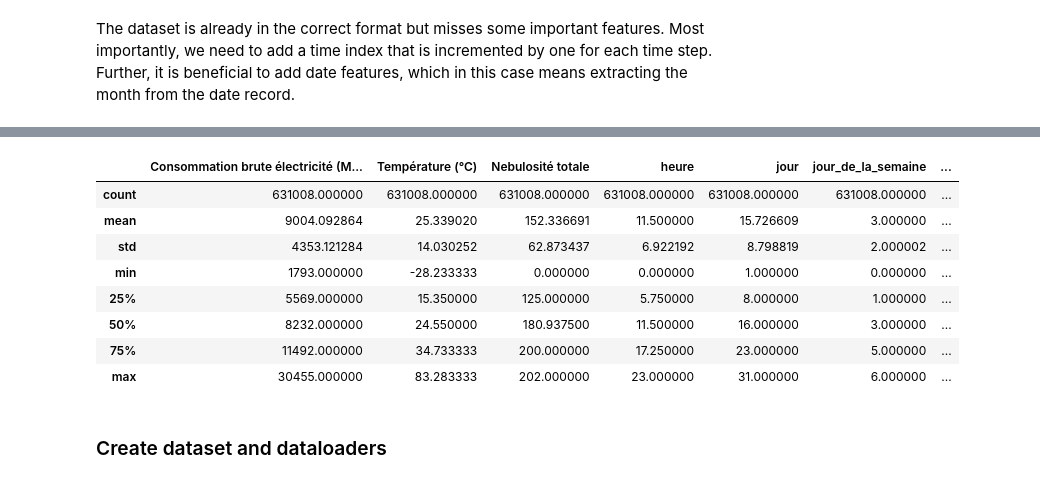
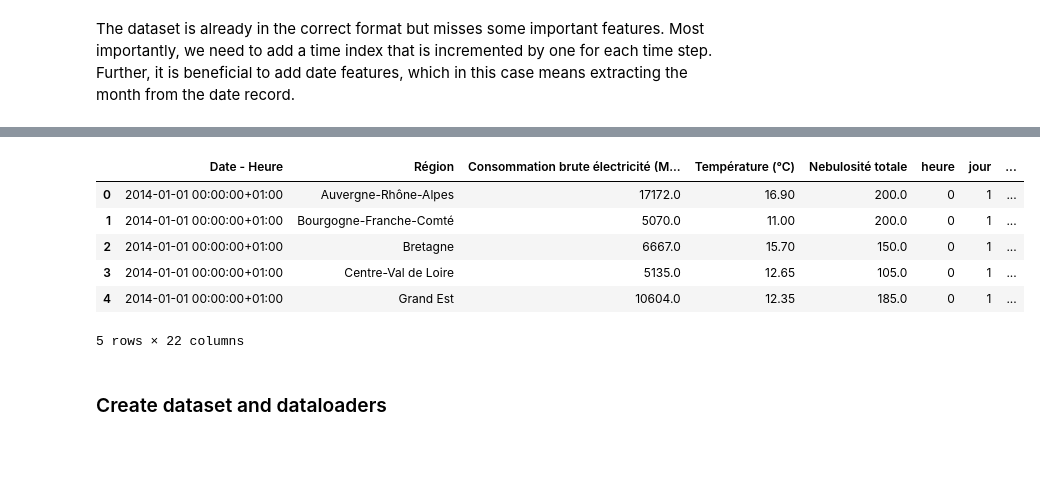
Before and after one commit to LizaBarysheva/TS_XHEC_TP, a Jupyter notebook: XHEC - TP3 - Exercices.ipynb, the cells around one changed output, grey strips where cells are left out. Cells and saved outputs as stored; diff of their text form; code cells hidden in the pictures; blank space fills up the shorter version.

```diff
--- a/XHEC - TP3 - Exercices.ipynb
+++ b/XHEC - TP3 - Exercices.ipynb
@@ -54,5 +62,4 @@ from pytorch_forecasting.metrics import MAE, SMAPE, PoissonLoss, QuantileLoss
 
 The dataset is already in the correct format but misses some important features. Most importantly, we need to add a time index that is incremented by one for each time step. Further, it is beneficial to add date features, which in this case means extracting the month from the date record.
 # %%
-data = pd.read_csv("/content/sample_data/df_clean.csv", sep=',') #TODO
-data
+data = pd.read_csv("data/processed/clean-data-consolidated.csv", sep=",")  # TODO
@@ -73,13 +65,0 @@ data
-# %%
-# Conversion de la colonne 'Date - Heure' en datetime
-data['Date - Heure'] = pd.to_datetime(data['Date - Heure'])
-
-# Création de l'index temporel (time_idx)
-data['time_idx'] = data['Date - Heure'].dt.year * 12 + data['Date - Heure'].dt.month
-data['time_idx'] -= data['time_idx'].min()
-
-# Ajout de la caractéristique 'mois'
-data['mois'] = data['Date - Heure'].dt.month.astype(str).astype('category')
-
-# Aperçu des modifications
-data[['Date - Heure', 'time_idx', 'mois']].head()
@@ -93,4 +65,0 @@ data[['Date - Heure', 'time_idx', 'mois']].head()
-# %%
-# add additional features
-data["avg_consommation"] = data.groupby(["time_idx", "Consommation brute électricité (MW) - RTE"], observed=True)["Consommation brute électricité (MW) - RTE"].transform("mean")
-data.sample(10, random_state=521)
@@ -110,15 +66,13 @@ data.sample(10, random_state=521)
 # %%
-data.describe()
+data.head()
 # %% [output]
-|  | Consommation brute électricité (M... | Température (°C) | Nebulosité totale | heure | jour | jour_de_la_semaine | ... |
-| count | 631008.000000 | 631008.000000 | 631008.000000 | 631008.000000 | 631008.000000 | 631008.000000 | ... |
-| mean | 9004.092864 | 25.339020 | 152.336691 | 11.500000 | 15.726609 | 3.000000 | ... |
-| std | 4353.121284 | 14.030252 | 62.873437 | 6.922192 | 8.798819 | 2.000002 | ... |
-| min | 1793.000000 | -28.233333 | 0.000000 | 0.000000 | 1.000000 | 0.000000 | ... |
-| 25% | 5569.000000 | 15.350000 | 125.000000 | 5.750000 | 8.000000 | 1.000000 | ... |
-| 50% | 8232.000000 | 24.550000 | 180.937500 | 11.500000 | 16.000000 | 3.000000 | ... |
-| 75% | 11492.000000 | 34.733333 | 200.000000 | 17.250000 | 23.000000 | 5.000000 | ... |
-| max | 30455.000000 | 83.283333 | 202.000000 | 23.000000 | 31.000000 | 6.000000 | ... |
+|  | Date - Heure | Région | Consommation brute électricité (M... | Température (°C) | Nebulosité totale | heure | jour | ... |
+| 0 | 2014-01-01 00:00:00+01:00 | Auvergne-Rhône-Alpes | 17172.0 | 16.90 | 200.0 | 0 | 1 | ... |
+| 1 | 2014-01-01 00:00:00+01:00 | Bourgogne-Franche-Comté | 5070.0 | 11.00 | 200.0 | 0 | 1 | ... |
+| 2 | 2014-01-01 00:00:00+01:00 | Bretagne | 6667.0 | 15.70 | 150.0 | 0 | 1 | ... |
+| 3 | 2014-01-01 00:00:00+01:00 | Centre-Val de Loire | 5135.0 | 12.65 | 105.0 | 0 | 1 | ... |
+| 4 | 2014-01-01 00:00:00+01:00 | Grand Est | 10604.0 | 12.35 | 185.0 | 0 | 1 | ... |
+5 rows × 22 columns
 # %% [markdown]
 ### Create dataset and dataloaders
 # %% [markdown]
```
Also changed, not shown: parts of 10 cells of this notebook.
